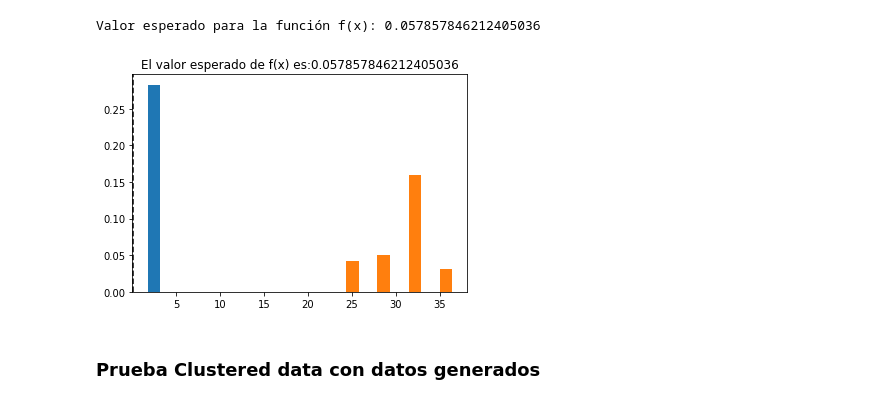
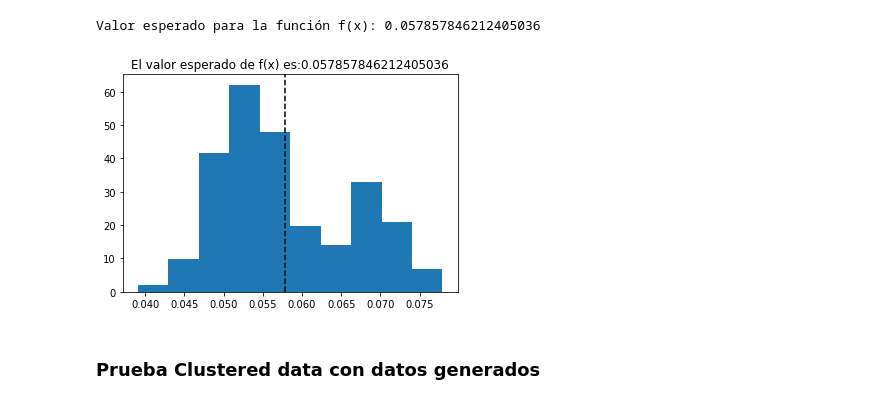
Before and after one commit to navas604/Statistical-Learning-II, a Jupyter notebook: Practica 1 - K-Means Y GMM.ipynb, the cells around one changed output. Drawn from its saved outputs; the diff is of its cells as text; code cells hidden in the pictures.

```diff
--- a/Practica 1 - K-Means Y GMM.ipynb
+++ b/Practica 1 - K-Means Y GMM.ipynb
@@ -361,19 +382,20 @@ def f(X):
 
 muestra, cluster = gmm.sample(1000)
 
-valor_esperado_f = np.mean(f(muestra))
+muestra_f = f(muestra)
+valor_esperado_f = np.mean(muestra_f)
 
 print("Valor esperado para la función f(x):", valor_esperado_f)
 # %% [output]
 Valor esperado para la función f(x): 0.057857846212405036
 # %%
-plt.hist(muestra, density=True)
+plt.hist(muestra_f, density=True)
 plt.axvline(valor_esperado_f, color="k", linestyle="--")
 plt.title("El valor esperado de f(x) es:{}".format(valor_esperado_f))
 
 plt.show()
 # %% [output]
-[figure, old version]
+[figure, new version]
 # %% [markdown]
 ### Prueba Clustered data con datos generados
 # %%
```
Also changed, not shown: parts of 10 cells of this notebook.
